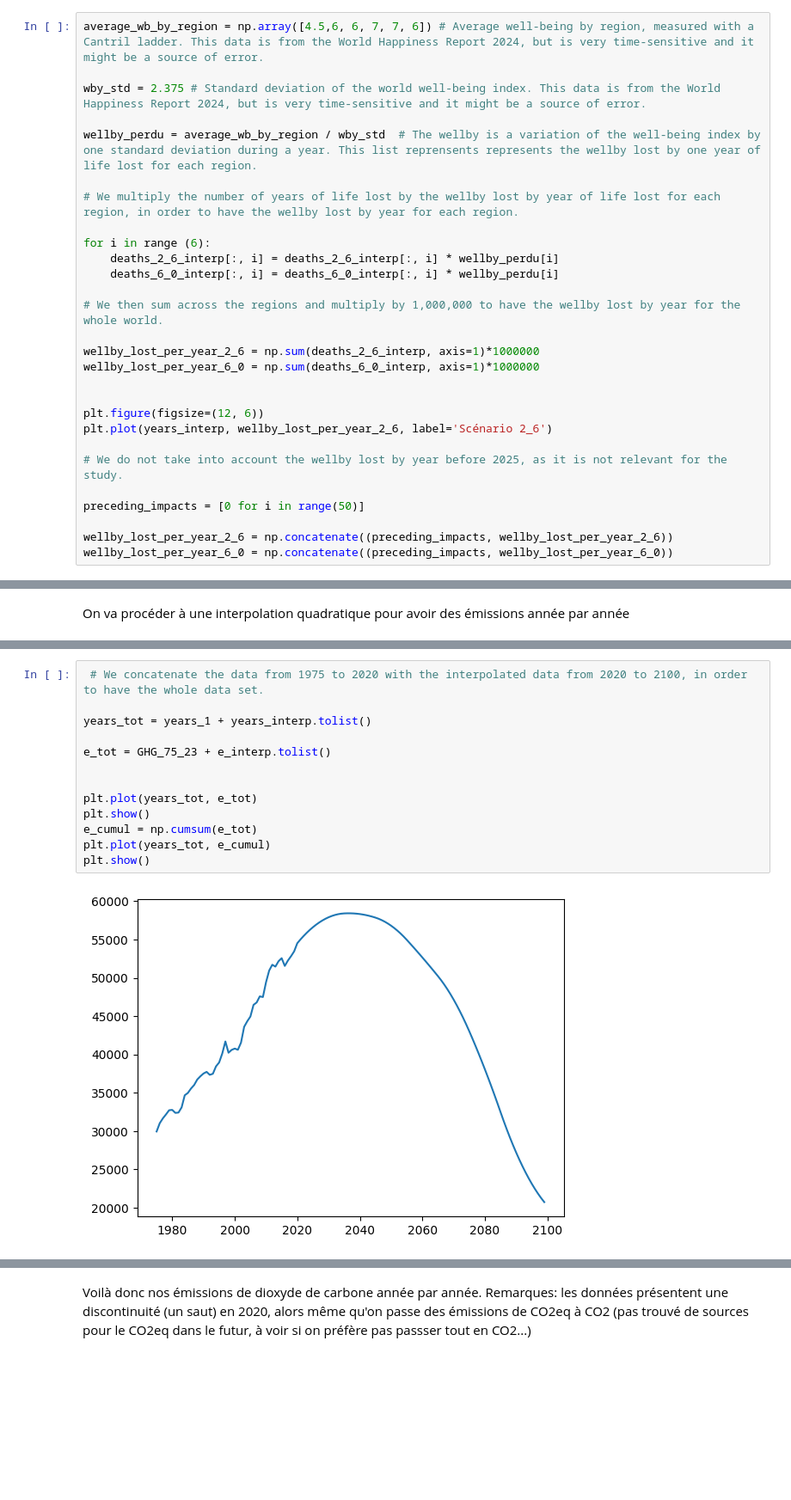
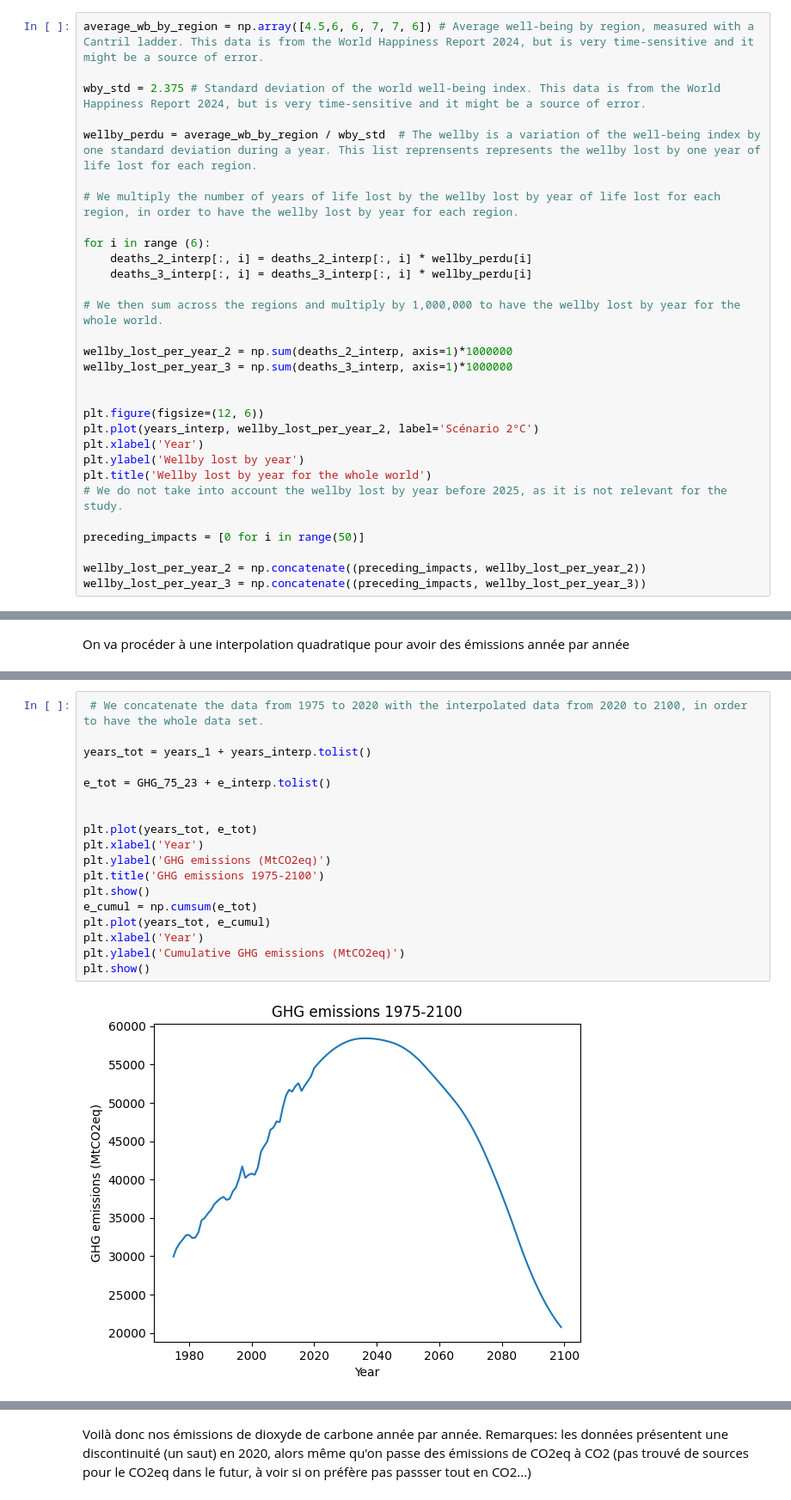
Before and after one commit to blialz/death, a Jupyter notebook: wbdeathcc.ipynb, the cells around one changed output, grey strips where cells are left out. Shown at 86% size. Cells and saved outputs as stored; diff of their text form; blank space fills up the shorter version.

```diff
--- a/wbdeathcc.ipynb
+++ b/wbdeathcc.ipynb
@@ -122,22 +122,24 @@ wellby_perdu = average_wb_by_region / wby_std  # The wellby is a variation of th
 # We multiply the number of years of life lost by the wellby lost by year of life lost for each region, in order to have the wellby lost by year for each region.
 
 for i in range (6):
-    deaths_2_6_interp[:, i] = deaths_2_6_interp[:, i] * wellby_perdu[i]
-    deaths_6_0_interp[:, i] = deaths_6_0_interp[:, i] * wellby_perdu[i]
+    deaths_2_interp[:, i] = deaths_2_interp[:, i] * wellby_perdu[i]
+    deaths_3_interp[:, i] = deaths_3_interp[:, i] * wellby_perdu[i]
 
 # We then sum across the regions and multiply by 1,000,000 to have the wellby lost by year for the whole world.
 
-wellby_lost_per_year_2_6 = np.sum(deaths_2_6_interp, axis=1)*1000000
-wellby_lost_per_year_6_0 = np.sum(deaths_6_0_interp, axis=1)*1000000
+wellby_lost_per_year_2 = np.sum(deaths_2_interp, axis=1)*1000000
+wellby_lost_per_year_3 = np.sum(deaths_3_interp, axis=1)*1000000
 
 
 plt.figure(figsize=(12, 6))
-plt.plot(years_interp, wellby_lost_per_year_2_6, label='Scénario 2_6')
-
+plt.plot(years_interp, wellby_lost_per_year_2, label='Scénario 2°C')
+plt.xlabel('Year')
+plt.ylabel('Wellby lost by year')
+plt.title('Wellby lost by year for the whole world')
 # We do not take into account the wellby lost by year before 2025, as it is not relevant for the study.
 
 preceding_impacts = [0 for i in range(50)]
 
-wellby_lost_per_year_2_6 = np.concatenate((preceding_impacts, wellby_lost_per_year_2_6))
-wellby_lost_per_year_6_0 = np.concatenate((preceding_impacts, wellby_lost_per_year_6_0))
+wellby_lost_per_year_2 = np.concatenate((preceding_impacts, wellby_lost_per_year_2))
+wellby_lost_per_year_3 = np.concatenate((preceding_impacts, wellby_lost_per_year_3))
 # %% [output]
@@ -262,15 +244,20 @@ plt.show()
 # %%
  # We concatenate the data from 1975 to 2020 with the interpolated data from 2020 to 2100, in order to have the whole data set.
 
 years_tot = years_1 + years_interp.tolist()
 
 e_tot = GHG_75_23 + e_interp.tolist()
 
 
 plt.plot(years_tot, e_tot)
+plt.xlabel('Year')
+plt.ylabel('GHG emissions (MtCO2eq)')
+plt.title('GHG emissions 1975-2100')
 plt.show()
 e_cumul = np.cumsum(e_tot)
 plt.plot(years_tot, e_cumul)
+plt.xlabel('Year')
+plt.ylabel('Cumulative GHG emissions (MtCO2eq)')
 plt.show()
 # %% [output]
-[figure, old version]
+[figure, new version]
```
Also changed, not shown: parts of 6 cells of this notebook.
